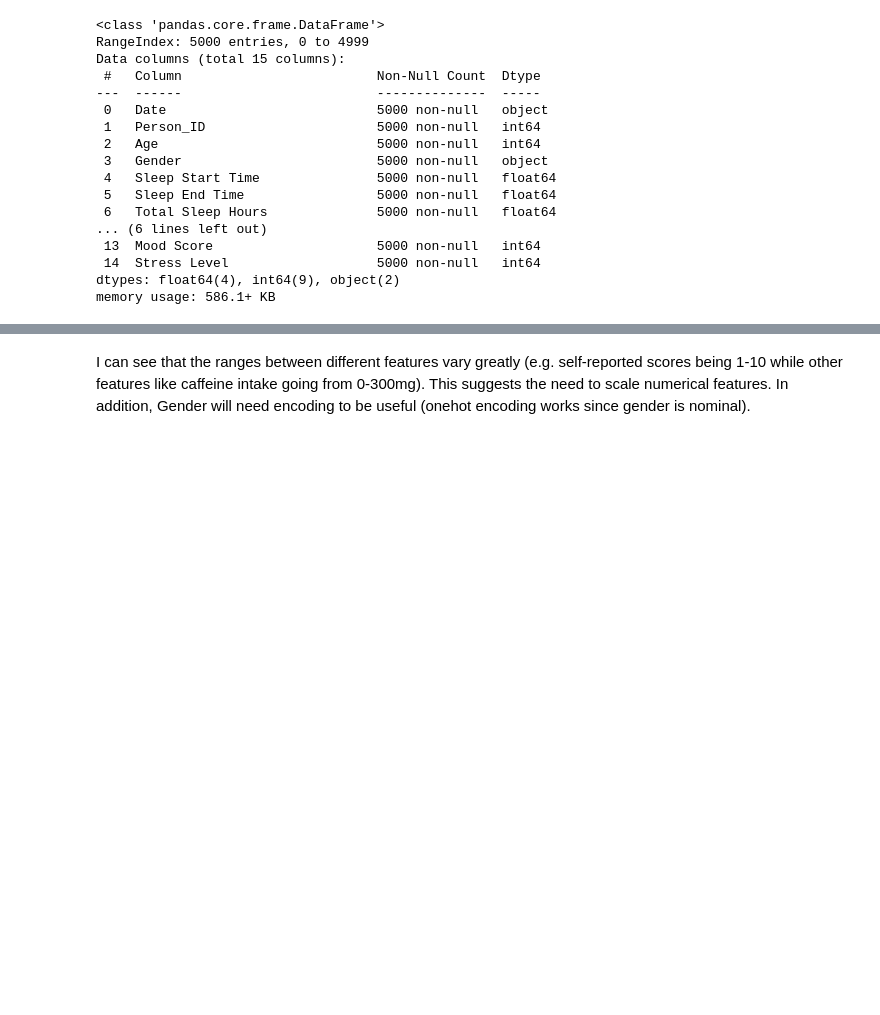
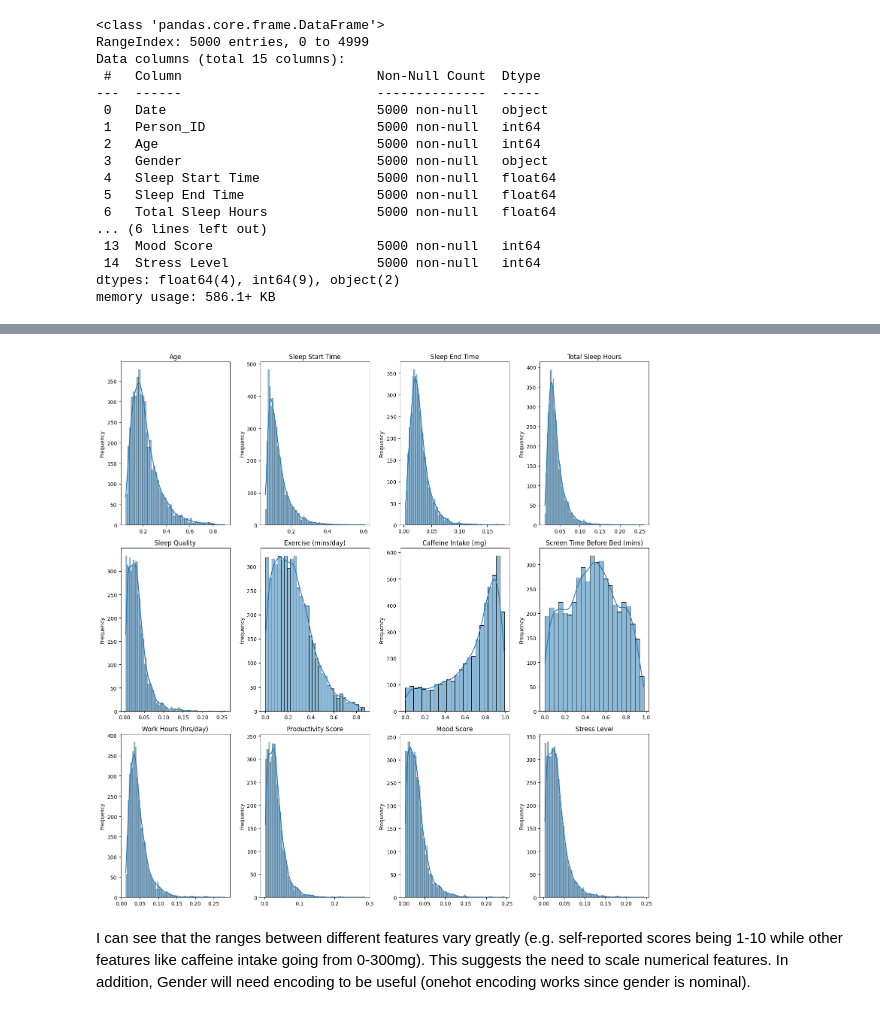
Before and after one commit to malikmahdivika/BMEN415-ML, a Jupyter notebook: Malik_models/Regression_MLR_Malik.ipynb, the cells around one changed output, grey strips where cells are left out. Cells and saved outputs as stored; diff of their text form; code cells hidden in the pictures; blank space fills up the shorter version.

```diff
--- a/Malik_models/Regression_MLR_Malik.ipynb
+++ b/Malik_models/Regression_MLR_Malik.ipynb
@@ -62,3 +110,18 @@ memory usage: 586.1+ KB
+# %%
+# plot distribution of each feature in normalized dataframe
+num_features_normalized = len(sleepcycle_dataframe_normalized.columns)
+num_rows_normalized = math.ceil(num_features_normalized / 4)  # Adjust rows dynamically
+plt.figure(figsize=(15, 5 * num_rows_normalized))
+for i, col in enumerate(sleepcycle_dataframe_normalized.columns):
+    plt.subplot(num_rows_normalized, 4, i + 1)
+    sns.histplot(sleepcycle_dataframe_normalized[col], kde=True)
+    plt.title(col)
+    plt.xlabel('')
+    plt.ylabel('Frequency')
+plt.tight_layout()
+plt.show()
+# %% [output]
+[figure, added]
 # %% [markdown]
 I can see that the ranges between different features vary greatly (e.g. self-reported scores being 1-10 while other features like caffeine intake going from 0-300mg). This suggests the need to scale numerical features. In addition, Gender will need encoding to be useful (onehot encoding works since gender is nominal).
 # %% [markdown]
```
Also changed, not shown: parts of 7 cells of this notebook.
